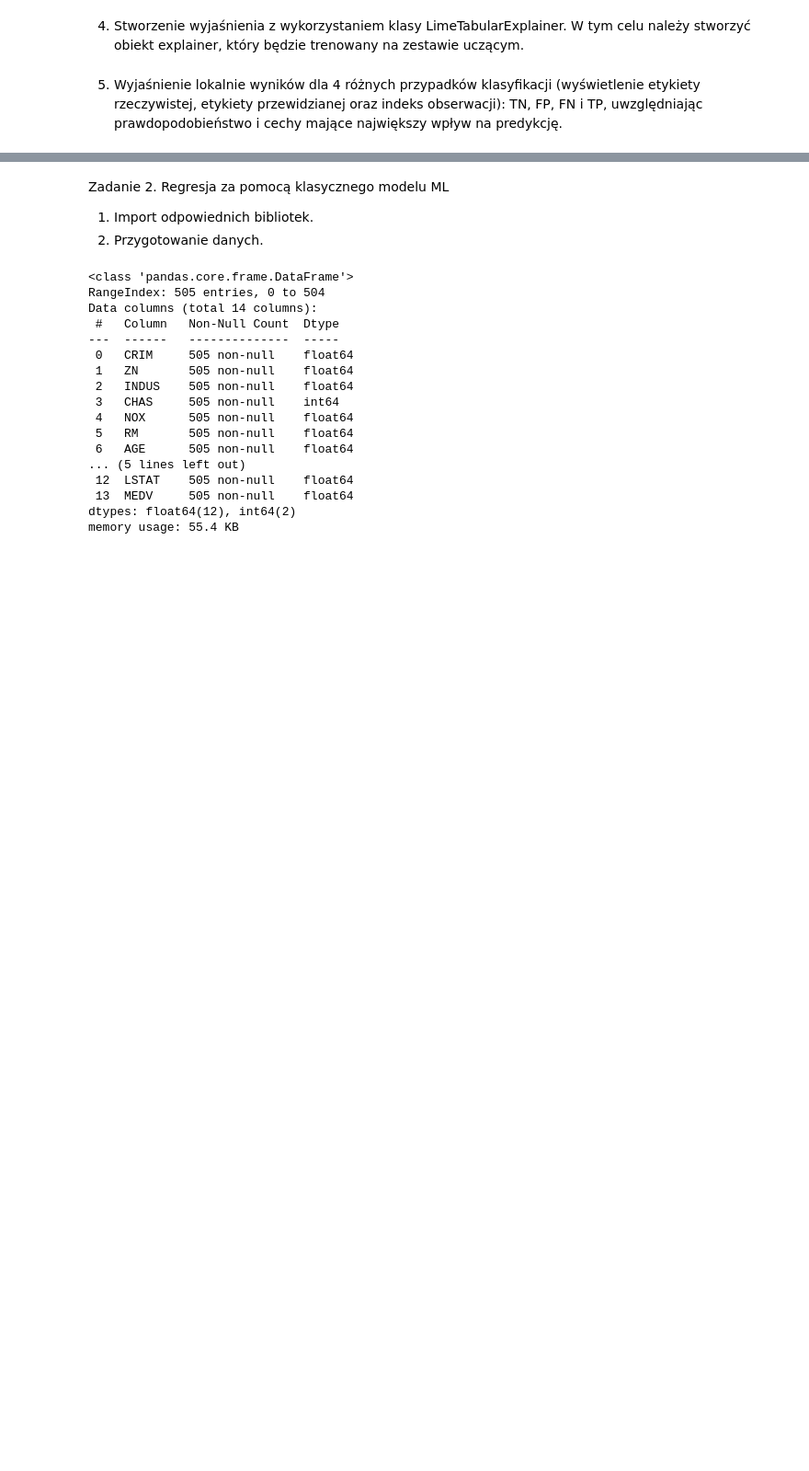
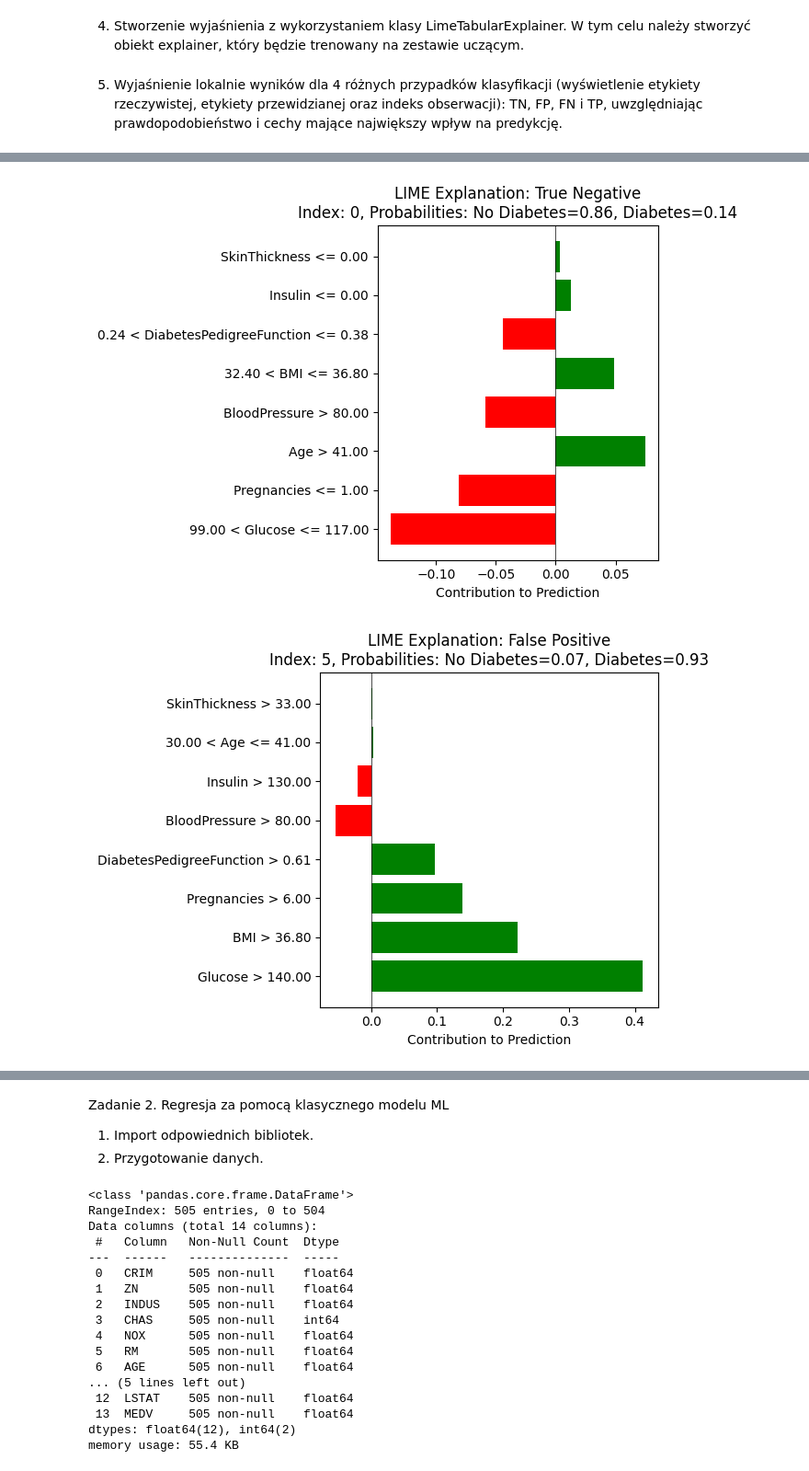
Before and after one commit to maddie84/Lab_Maszynowej_Analizy_Danych, a Jupyter notebook: Lab7/Jazwinska_Magda_LMAD_PSI_L7.ipynb, the cells around one changed output, grey strips where cells are left out. Shown at 92% size. Drawn from its saved outputs; the diff is of its cells as text; code cells hidden in the pictures; blank space fills up the shorter version.

```diff
--- a/Lab7/Jazwinska_Magda_LMAD_PSI_L7.ipynb
+++ b/Lab7/Jazwinska_Magda_LMAD_PSI_L7.ipynb
@@ -69,18 +69,24 @@ X_train, X_test, y_train, y_test = train_test_split(
 ##### 7. Wypróbowanie modelu na zbiorze testowym.
 ##### 8. Ewaluacja modelu na podstawie raportu z klasyfikacji i macierzy błędów.
 # %%
-model = LogisticRegression(random_state=101)
-model.fit(X_train, y_train)
+from sklearn.linear_model import LogisticRegression
 
-predictions = model.predict(X_test)
+# Creating and training the Logistic Regression model
+logistic_model = LogisticRegression(random_state=101, max_iter=1000)
+logistic_model.fit(X_train, y_train)
 
-conf_matrix = confusion_matrix(y_test, predictions)
-class_report = classification_report(y_test, predictions)
+# Making predictions
+predictions = logistic_model.predict(X_test)
+predictions_proba = logistic_model.predict_proba(X_test)
 
-print("Raport z klasyfikacji:\n", class_report)
+# Evaluating the Logistic Regression model
+conf_matrix_logistic = confusion_matrix(y_test, predictions)
+class_report_logistic = classification_report(y_test, predictions)
+
+print("Raport z klasyfikacji:\n", class_report_logistic)
 
 print("\nMacierz błędów:")
-print(conf_matrix)
+print(conf_matrix_logistic)
 # %% [output]
 Raport z klasyfikacji:
                precision    recall  f1-score   support
@@ -206,0 +183,22 @@ for key, value in explanation_data.items():
+# %%
+def plot_lime_explanation_with_details(explanation, title, index, probabilities):
+    features, contributions = zip(*explanation)
+    colors = ['green' if value > 0 else 'red' for value in contributions]
+
+    plt.barh(features, contributions, color=colors)
+    plt.xlabel('Contribution to Prediction')
+    plt.title(f"{title}\nIndex: {index}, Probabilities: No Diabetes={probabilities[0]:.2f}, Diabetes={probabilities[1]:.2f}")
+    plt.axvline(0, color='black', linewidth=0.5)
+    plt.tight_layout()
+    plt.show()
+
+for case, data in results_with_probs.items():
+    plot_lime_explanation_with_details(
+        data['Top Features'],
+        title=f"LIME Explanation: {case}",
+        index=data['Index'],
+        probabilities=data['Probabilities']
+    )
+# %% [output]
+[figure, added]
+[figure, added]
```
Also changed, not shown: parts of 11 cells of this notebook, 1 other file.
